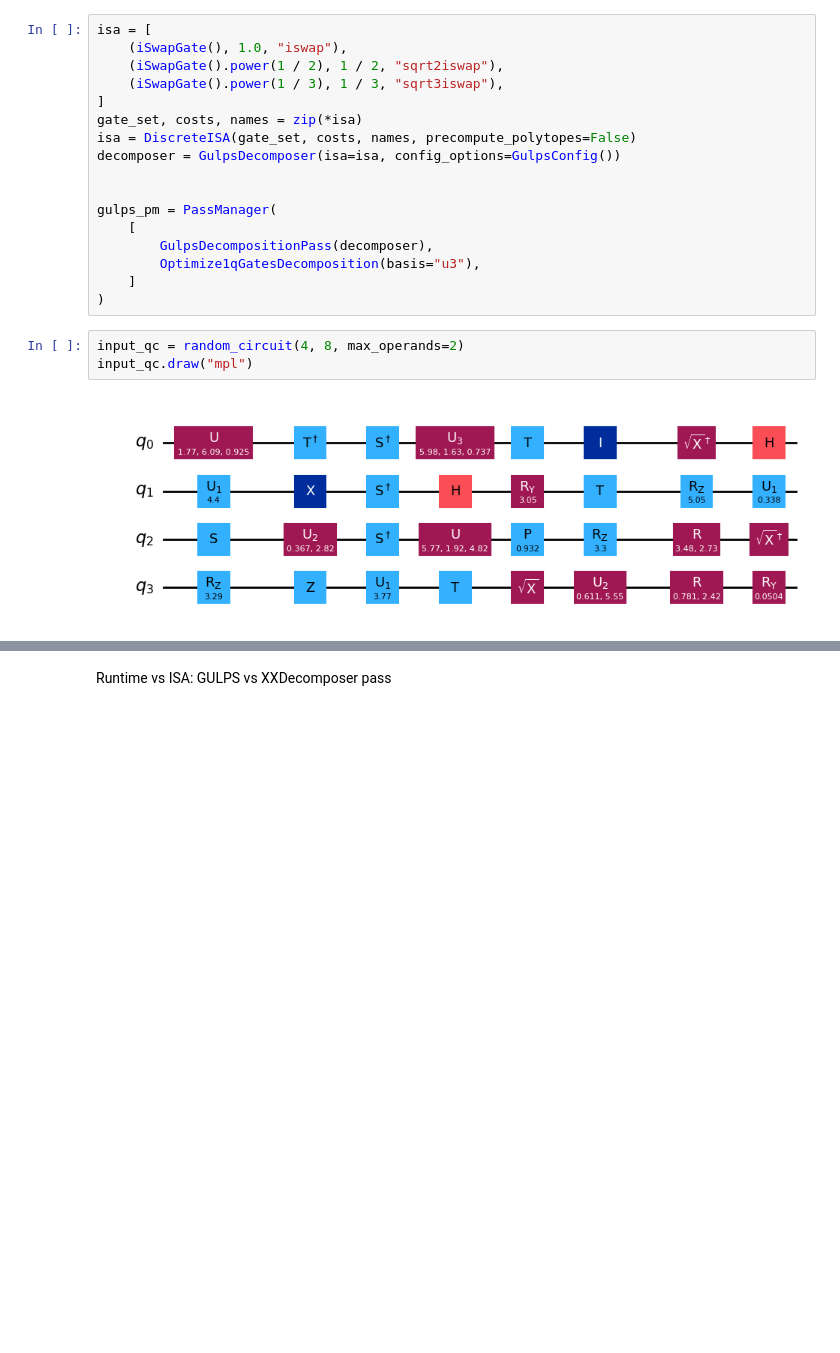
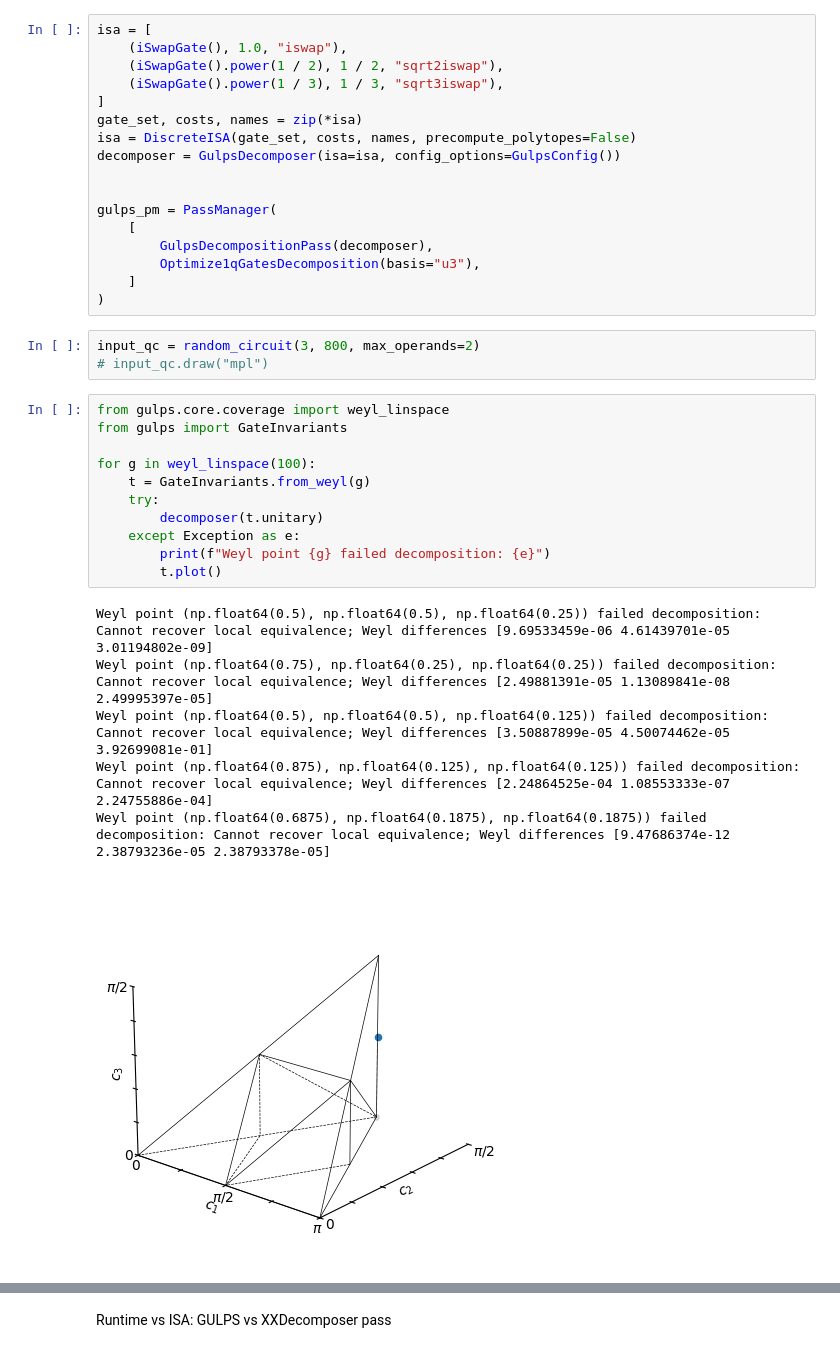
Before and after one commit to evmckinney9/gulps, a Jupyter notebook: src/notebooks/04_qiskit_plugin.ipynb, the cells around one changed output, grey strips where cells are left out. Cells and saved outputs as stored; diff of their text form; blank space fills up the shorter version.

```diff
--- a/src/notebooks/04_qiskit_plugin.ipynb
+++ b/src/notebooks/04_qiskit_plugin.ipynb
@@ -51,7 +51,23 @@ gulps_pm = PassManager(
     ]
 )
 # %%
-input_qc = random_circuit(4, 8, max_operands=2)
-input_qc.draw("mpl")
+input_qc = random_circuit(3, 800, max_operands=2)
+# input_qc.draw("mpl")
-# %% [output]
-[figure, removed]
+# %%
+from gulps.core.coverage import weyl_linspace
+from gulps import GateInvariants
+
+for g in weyl_linspace(100):
+    t = GateInvariants.from_weyl(g)
+    try:
+        decomposer(t.unitary)
+    except Exception as e:
+        print(f"Weyl point {g} failed decomposition: {e}")
+        t.plot()
+# %% [output]
+Weyl point (np.float64(0.5), np.float64(0.5), np.float64(0.25)) failed decomposition: Cannot recover local equivalence; Weyl differences [9.69533459e-06 4.61439701e-05 3.01194802e-09]
+Weyl point (np.float64(0.75), np.float64(0.25), np.float64(0.25)) failed decomposition: Cannot recover local equivalence; Weyl differences [2.49881391e-05 1.13089841e-08 2.49995397e-05]
+Weyl point (np.float64(0.5), np.float64(0.5), np.float64(0.125)) failed decomposition: Cannot recover local equivalence; Weyl differences [3.50887899e-05 4.50074462e-05 3.92699081e-01]
+Weyl point (np.float64(0.875), np.float64(0.125), np.float64(0.125)) failed decomposition: Cannot recover local equivalence; Weyl differences [2.24864525e-04 1.08553333e-07 2.24755886e-04]
+Weyl point (np.float64(0.6875), np.float64(0.1875), np.float64(0.1875)) failed decomposition: Cannot recover local equivalence; Weyl differences [9.47686374e-12 2.38793236e-05 2.38793378e-05]
+[figure, added]
```
Also changed, not shown: parts of 5 cells of this notebook, 15 other files.
